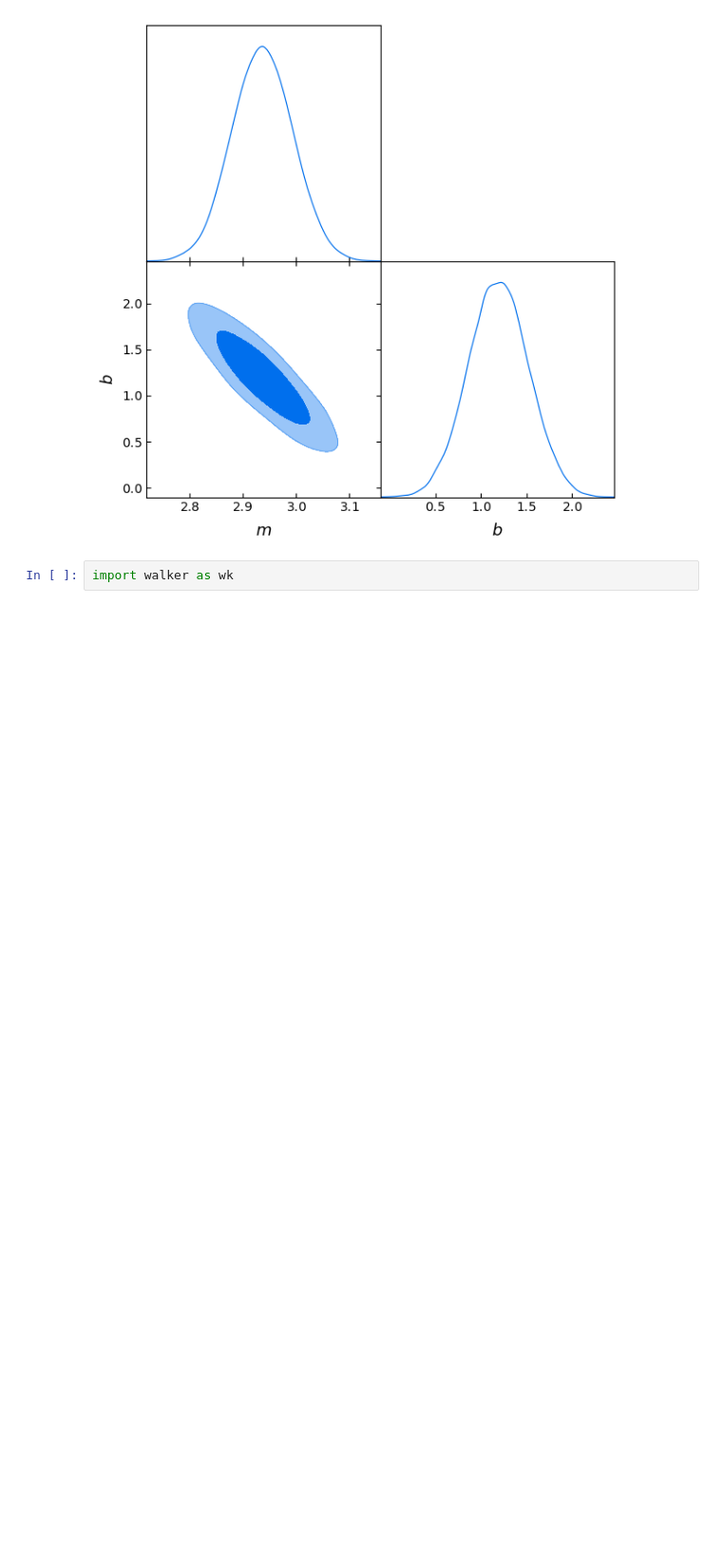
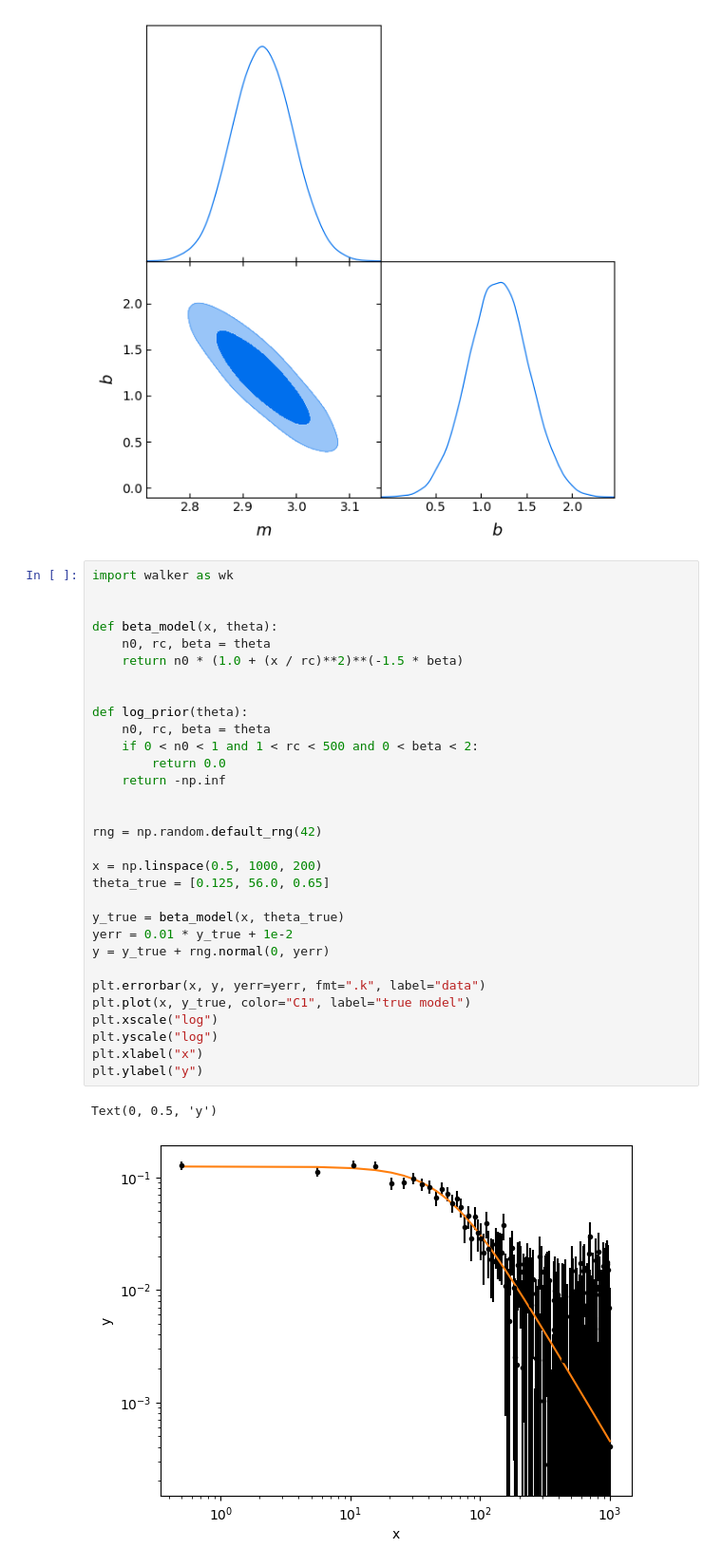
Before and after one commit to alpish0510/WALKER, a Jupyter notebook: constructor.ipynb, the cells around one changed output. Shown at 95% size. Saved outputs shown, nothing was run; the diff lists cells and outputs as text; blank space fills up the shorter version.

```diff
--- a/constructor.ipynb
+++ b/constructor.ipynb
@@ -1142,4 +1142,36 @@ g.triangle_plot([samples], filled=True)
 [figure]
 # %%
 import walker as wk
+
+
+def beta_model(x, theta):
+    n0, rc, beta = theta
+    return n0 * (1.0 + (x / rc)**2)**(-1.5 * beta)
+
+
+def log_prior(theta):
+    n0, rc, beta = theta
+    if 0 < n0 < 1 and 1 < rc < 500 and 0 < beta < 2:
+        return 0.0
+    return -np.inf
+
+
+rng = np.random.default_rng(42)
+
+x = np.linspace(0.5, 1000, 200)
+theta_true = [0.125, 56.0, 0.65]
+
+y_true = beta_model(x, theta_true)
+yerr = 0.01 * y_true + 1e-2
+y = y_true + rng.normal(0, yerr)
+
+plt.errorbar(x, y, yerr=yerr, fmt=".k", label="data")
+plt.plot(x, y_true, color="C1", label="true model")
+plt.xscale("log")
+plt.yscale("log")
+plt.xlabel("x")
+plt.ylabel("y")
+# %% [output]
+Text(0, 0.5, 'y')
+[figure, added]
 # %%
```
Also changed, not shown: parts of 4 cells of this notebook, 1 other file.
